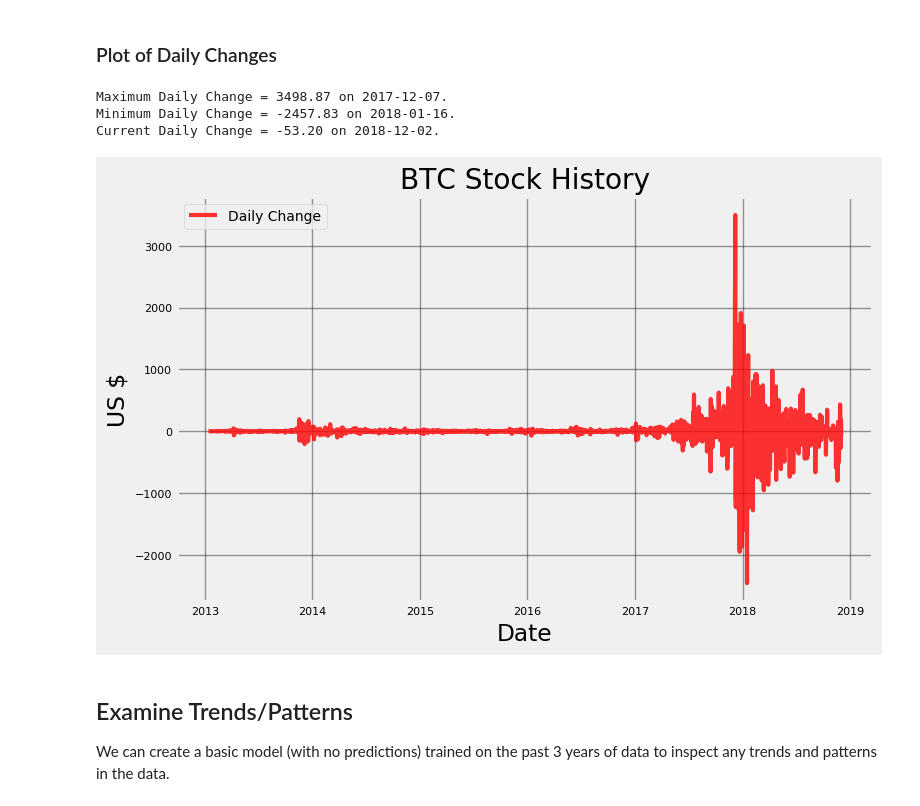
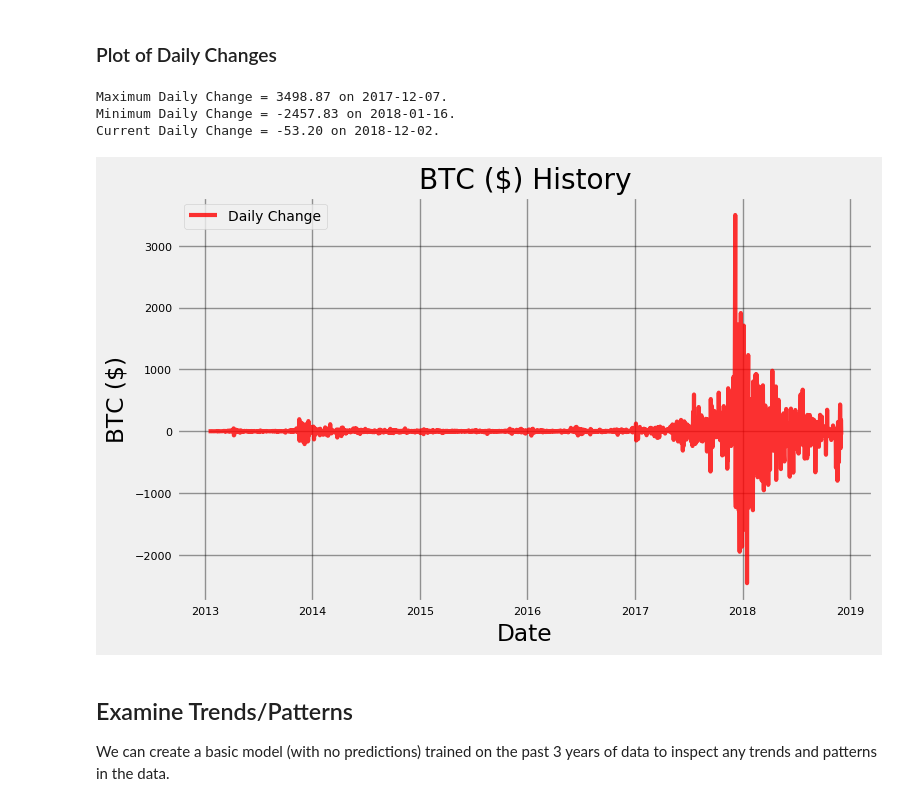
Before and after one commit to lauramayol/crypto_signal, a Jupyter notebook: crypto_signal/Stocker Prediction Usage.ipynb, the cells around one changed output. Saved outputs shown, nothing was run; the diff lists cells and outputs as text; code cells hidden in the pictures.

```diff
--- a/crypto_signal/Stocker Prediction Usage.ipynb
+++ b/crypto_signal/Stocker Prediction Usage.ipynb
@@ -66,12 +65,12 @@ Looks predictable right?
 # %% [markdown]
 ### Plot of Daily Changes
 # %%
-bitcoin.plot_stock(stats=['Daily Change'])
+bitcoin.plot_chart(stats=['Daily Change'])
 # %% [output]
 Maximum Daily Change = 3498.87 on 2017-12-07.
 Minimum Daily Change = -2457.83 on 2018-01-16.
 Current Daily Change = -53.20 on 2018-12-02.
-[figure, old version]
+[figure, new version]
 # %% [markdown]
 ## Examine Trends/Patterns
 
```
Also changed, not shown: parts of 18 cells of this notebook, 2 other files.
